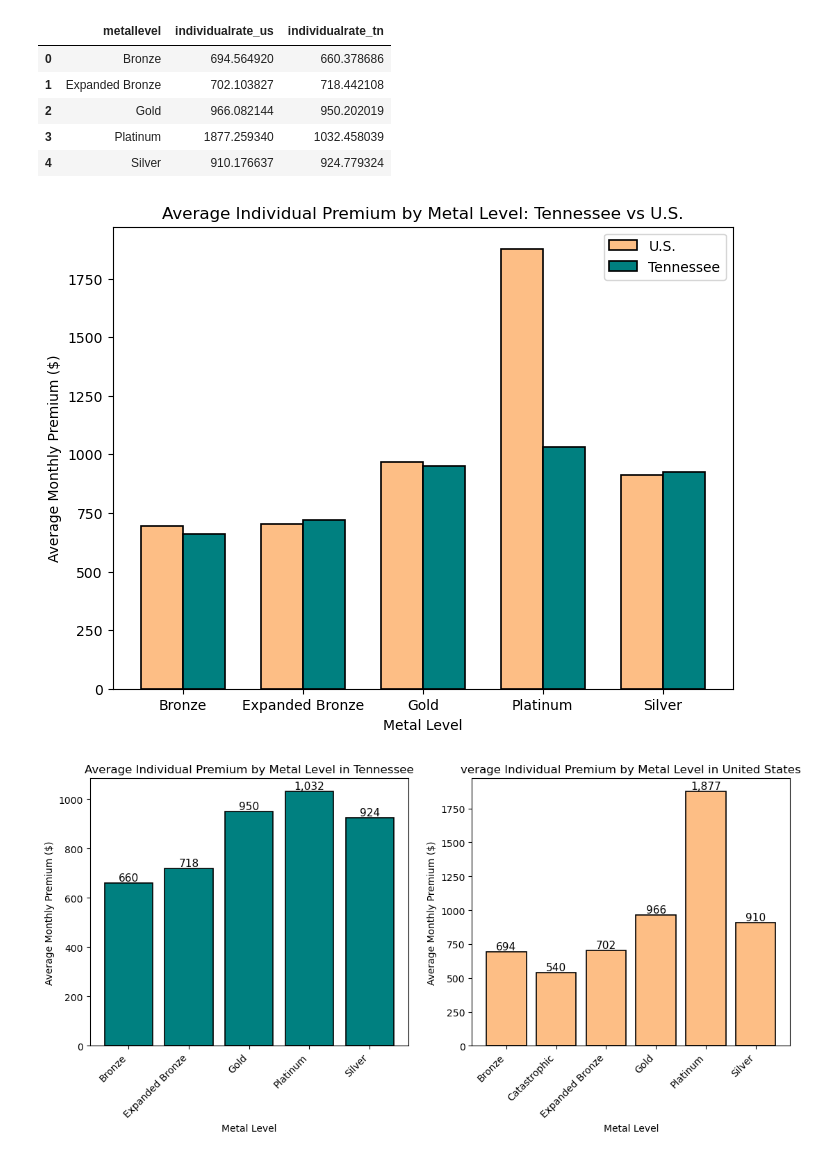
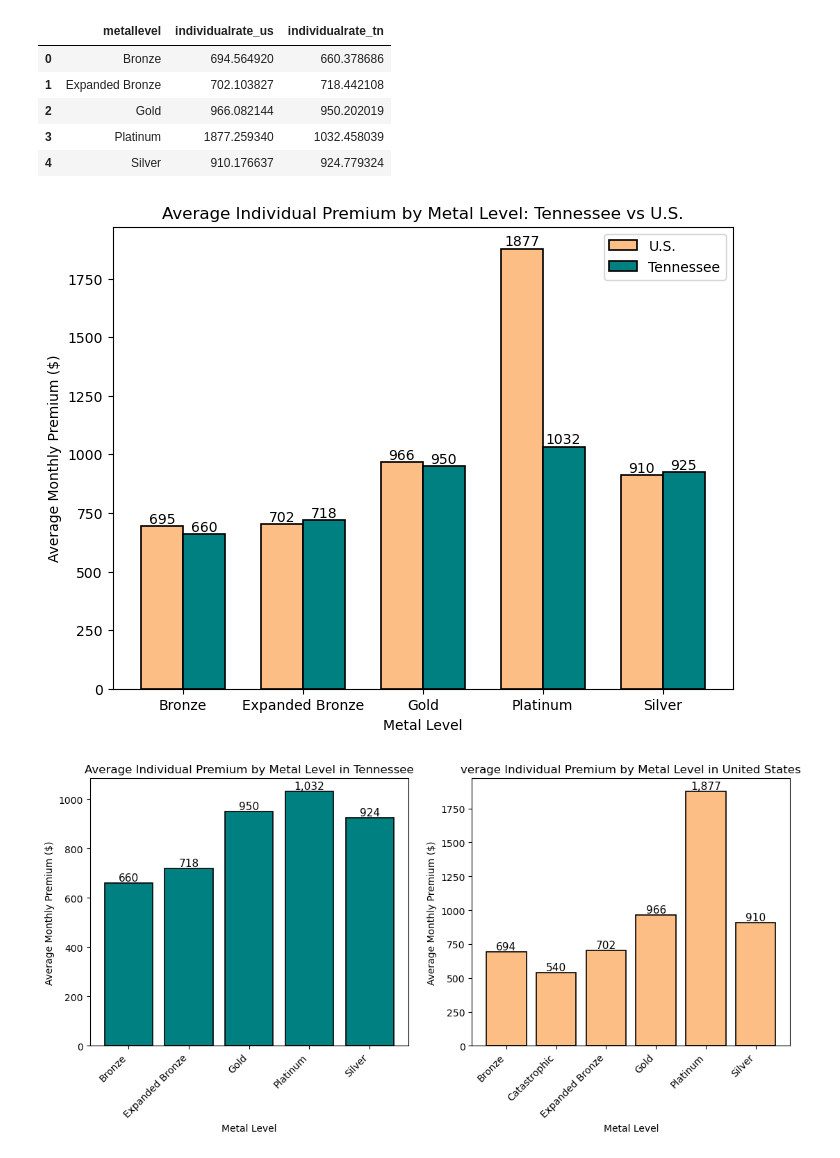
Before and after one commit to vena3/Capstone-da16-Helth-Insurance-Plans, a Jupyter notebook: Notebook/02_plan_cost_and_benefits.ipynb, the cells around one changed output. Saved outputs shown, nothing was run; the diff lists cells and outputs as text; code cells hidden in the pictures.

```diff
--- a/Notebook/02_plan_cost_and_benefits.ipynb
+++ b/Notebook/02_plan_cost_and_benefits.ipynb
@@ -282,19 +282,27 @@ df_compare
 # %%
 x = np.arange(len(df_compare['metallevel']))
 width = 0.35
 
 plt.figure(figsize=(8,6))
-plt.bar(x - width/2, df_compare['individualrate_us'], width, label="U.S.", color='#fdbe85', edgecolor='black', linewidth=1.2)
-plt.bar(x + width/2, df_compare['individualrate_tn'], width, label="Tennessee", color='teal', edgecolor='black', linewidth=1.2)
+bars1 = plt.bar(x - width/2, df_compare['individualrate_us'], width, label="U.S.", color='#fdbe85', edgecolor='black', linewidth=1.2)
+bars2 = plt.bar(x + width/2, df_compare['individualrate_tn'], width, label="Tennessee", color='teal', edgecolor='black', linewidth=1.2)
 
 plt.xticks(x, df_compare['metallevel'])
 plt.ylabel('Average Monthly Premium ($)')
 plt.xlabel('Metal Level')
 plt.title('Average Individual Premium by Metal Level: Tennessee vs U.S.')
+
 plt.legend()
+for bar in bars1:
+    height = bar.get_height()
+    plt.text(bar.get_x() + bar.get_width()/2, height, f"{height:.0f}", ha='center', va='bottom')
+
+for bar in bars2:
+    height = bar.get_height()
+    plt.text(bar.get_x() + bar.get_width()/2, height, f"{height:.0f}", ha='center', va='bottom')
 plt.show()
 # %% [output]
-[figure, old version]
+[figure, new version]
 # %%
 plt.figure(figsize=(13,5))
 plt.subplot(1, 2, 1)
```
Also changed, not shown: 3 other files.
